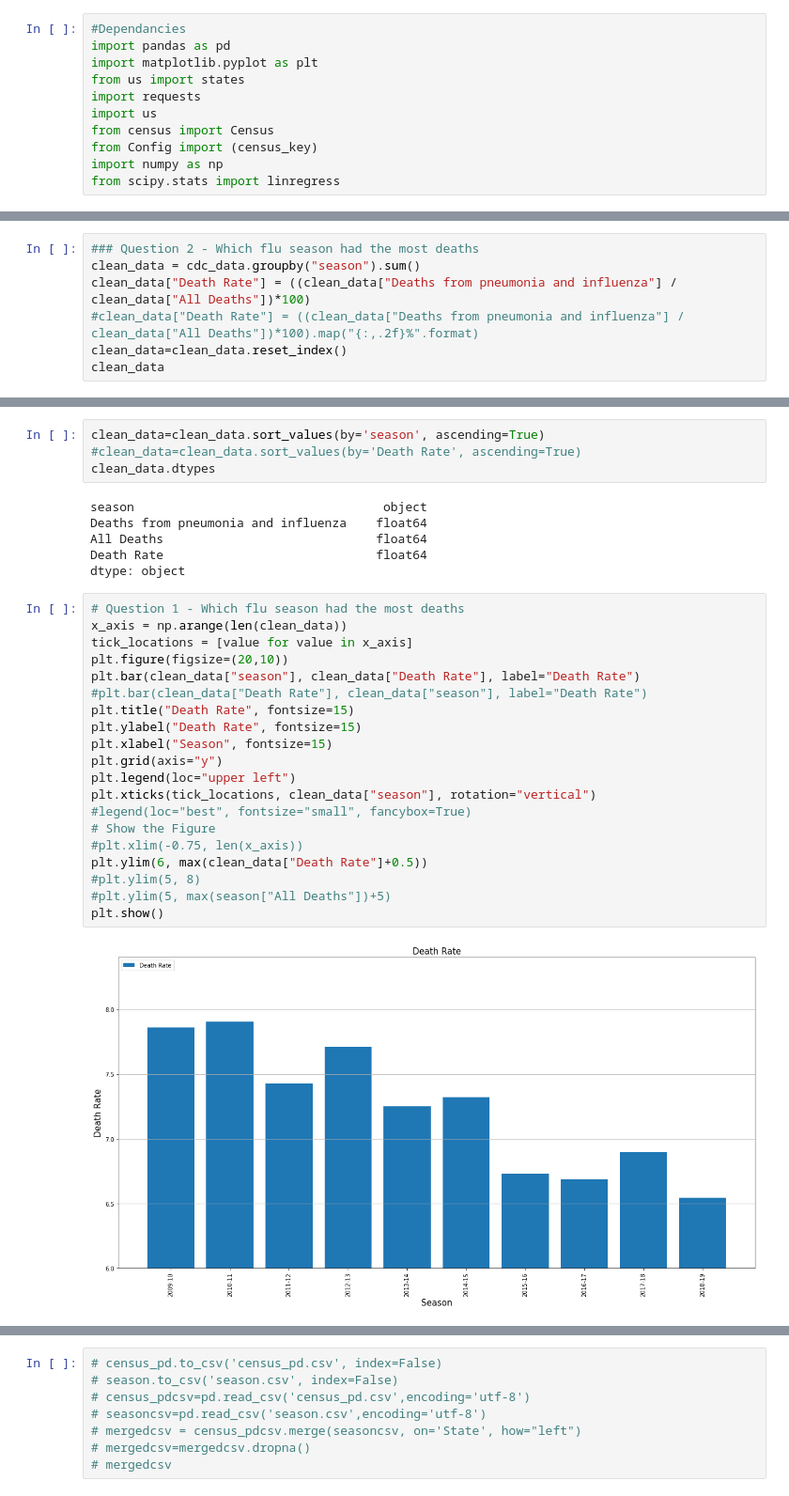
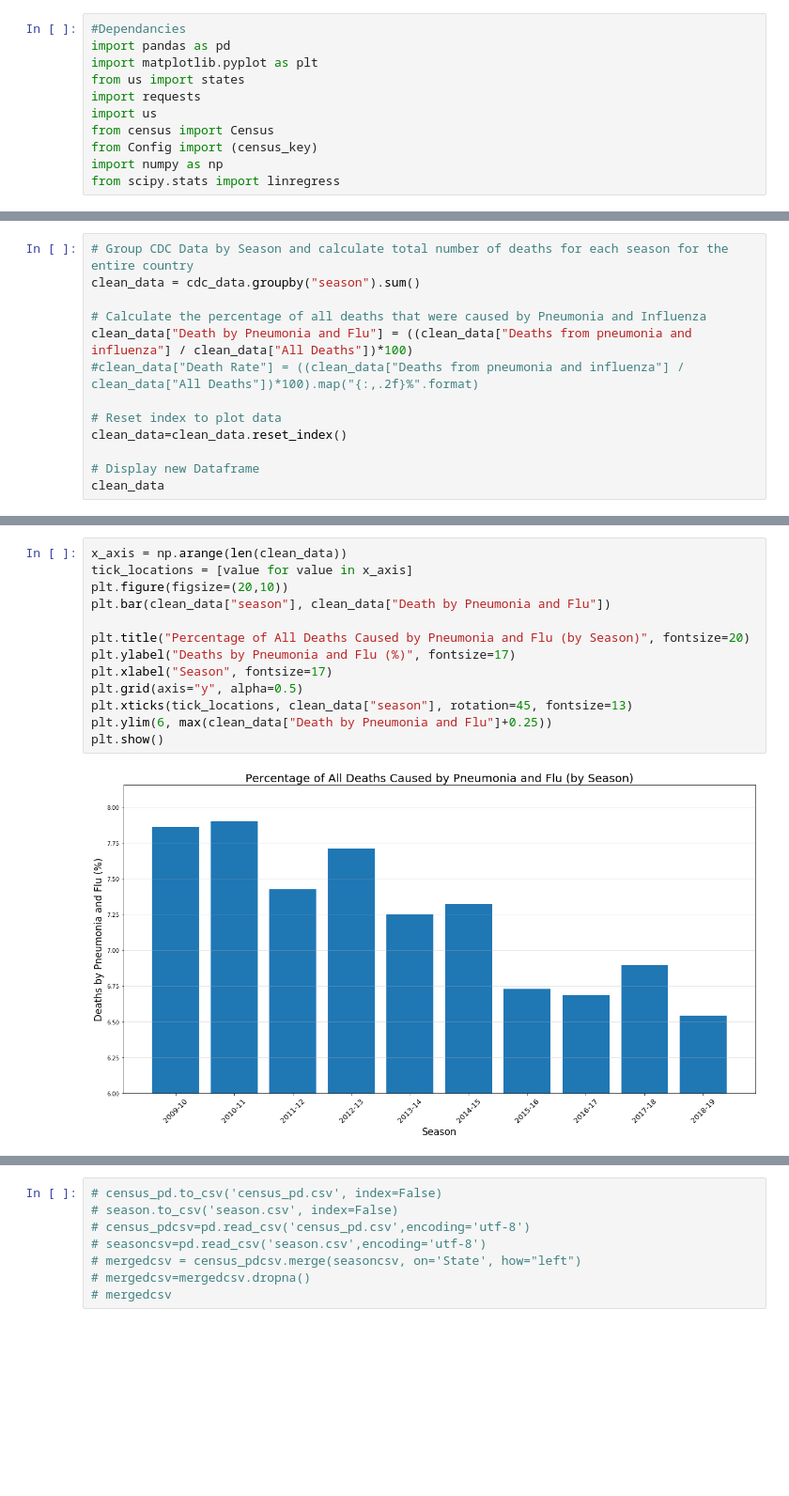
Before and after one commit to jdb3/Grim-Reaper, a Jupyter notebook: Grim Reaper.ipynb, the cells around one changed output, grey strips where cells are left out. Shown: that part at 94% size. Drawn from its saved outputs; the diff is of its cells as text; blank space fills up the shorter version.

Commit message:
Plots Formatted

```diff
--- a/Grim Reaper.ipynb
+++ b/Grim Reaper.ipynb
@@ -110,8 +93,14 @@ dtype: object
 # %%
-### Question 2 - Which flu season had the most deaths
+# Group CDC Data by Season and calculate total number of deaths for each season for the entire country
 clean_data = cdc_data.groupby("season").sum()
-clean_data["Death Rate"] = ((clean_data["Deaths from pneumonia and influenza"] / clean_data["All Deaths"])*100)
+
+# Calculate the percentage of all deaths that were caused by Pneumonia and Influenza
+clean_data["Death by Pneumonia and Flu"] = ((clean_data["Deaths from pneumonia and influenza"] / clean_data["All Deaths"])*100)
 #clean_data["Death Rate"] = ((clean_data["Deaths from pneumonia and influenza"] / clean_data["All Deaths"])*100).map("{:,.2f}%".format)
+
+# Reset index to plot data
 clean_data=clean_data.reset_index()
+
+# Display new Dataframe
 clean_data
 # %% [output]
@@ -126,35 +115,18 @@ clean_data
 | 7 | 2016-17 | 186575.0 | 2790566.0 | 6.685920 |
 | 8 | 2017-18 | 195386.0 | 2833062.0 | 6.896637 |
 | 9 | 2018-19 | 86986.0 | 1329238.0 | 6.544050 |
-# %%
-clean_data=clean_data.sort_values(by='season', ascending=True)
-#clean_data=clean_data.sort_values(by='Death Rate', ascending=True)
-clean_data.dtypes
-# %% [output]
-season                                  object
-Deaths from pneumonia and influenza    float64
-All Deaths                             float64
-Death Rate                             float64
-dtype: object
 # %%
-# Question 1 - Which flu season had the most deaths
 x_axis = np.arange(len(clean_data))
 tick_locations = [value for value in x_axis]
 plt.figure(figsize=(20,10))
-plt.bar(clean_data["season"], clean_data["Death Rate"], label="Death Rate")
-#plt.bar(clean_data["Death Rate"], clean_data["season"], label="Death Rate")
-plt.title("Death Rate", fontsize=15)
-plt.ylabel("Death Rate", fontsize=15)
-plt.xlabel("Season", fontsize=15)
-plt.grid(axis="y")
-plt.legend(loc="upper left")
-plt.xticks(tick_locations, clean_data["season"], rotation="vertical")
-#legend(loc="best", fontsize="small", fancybox=True)
-# Show the Figure
-#plt.xlim(-0.75, len(x_axis))
-plt.ylim(6, max(clean_data["Death Rate"]+0.5))
-#plt.ylim(5, 8)
-#plt.ylim(5, max(season["All Deaths"])+5)
+plt.bar(clean_data["season"], clean_data["Death by Pneumonia and Flu"])
+
+plt.title("Percentage of All Deaths Caused by Pneumonia and Flu (by Season)", fontsize=20)
+plt.ylabel("Deaths by Pneumonia and Flu (%)", fontsize=17)
+plt.xlabel("Season", fontsize=17)
+plt.grid(axis="y", alpha=0.5)
+plt.xticks(tick_locations, clean_data["season"], rotation=45, fontsize=13)
+plt.ylim(6, max(clean_data["Death by Pneumonia and Flu"]+0.25))
 plt.show()
 # %% [output]
-[figure, old version]
+[figure, new version]
```
Also changed, not shown: parts of 53 cells of this notebook.
